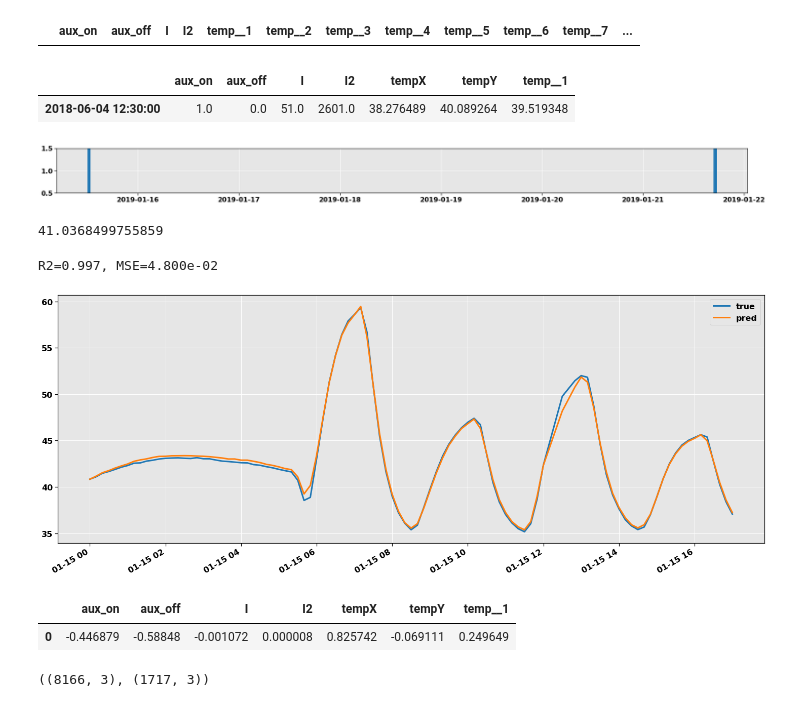
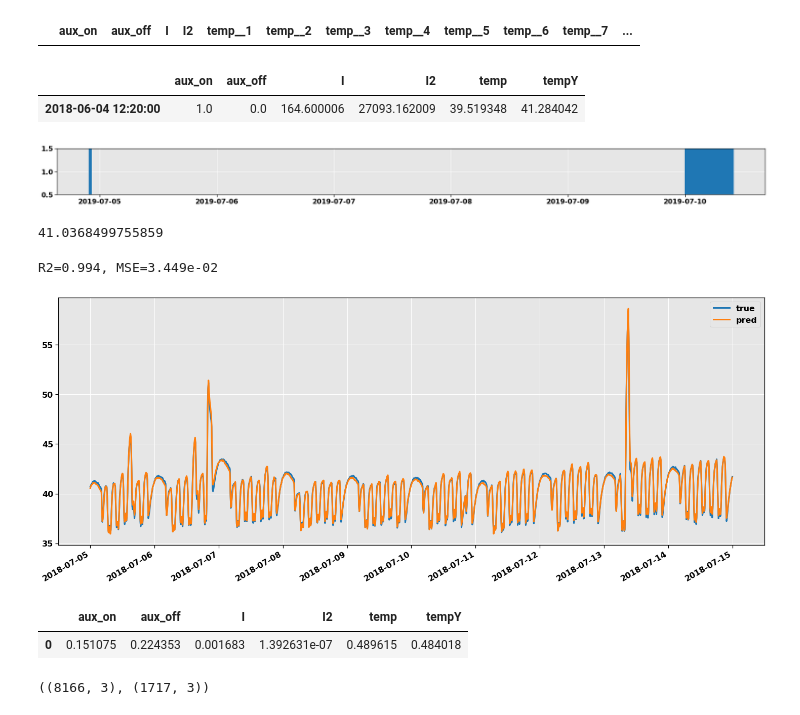
Before and after one commit to fonstelien/FYS-STK4155, a Jupyter notebook: project3/source/project3.ipynb, the cells around one changed output. Saved outputs shown, nothing was run; the diff lists cells and outputs as text; code cells hidden in the pictures.

Commit message:
physical model done

```diff
--- a/project3/source/project3.ipynb
+++ b/project3/source/project3.ipynb
@@ -69,11 +98,11 @@ X.head(0)
 # %% [output]
 |  | aux_on | aux_off | I | I2 | temp__1 | temp__2 | temp__3 | temp__4 | temp__5 | temp__6 | temp__7 | ... |
 # %%
-X, y = ar.prep_current_temp_model_dataset(auxiliaries, current, temperature, temperatureX, temperatureY, 1)
+X, y = ar.prep_current_temp_model_dataset(auxiliaries, current, temperatureX, temperature, temperatureY, 0)
 X.head(1)
 # %% [output]
-|  | aux_on | aux_off | I | I2 | tempX | tempY | temp__1 |
-| 2018-06-04 12:30:00 | 1.0 | 0.0 | 51.0 | 2601.0 | 38.276489 | 40.089264 | 39.519348 |
+|  | aux_on | aux_off | I | I2 | temp | tempY |
+| 2018-06-04 12:20:00 | 1.0 | 0.0 | 164.600006 | 27093.162009 | 39.519348 | 41.284042 |
 # %%
 T = utils.sample_gaps(X['2019-01-01 00:00:00':'2019-01-31 00:00:00'])
 T = utils.sample_gaps(X_test)
@@ -83,7 +112,7 @@ axes.eventplot(T.index, orientation='horizontal')
 axes.set_ylim(.5,1.5)
 plt.show()
 # %% [output]
-[figure, old version]
+[figure, new version]
 # %%
 t0
 # %% [output]
@@ -91,37 +120,37 @@ t0
 # %%
 start = None
 end = '2018-08-01 00:00:00'
 X_train, y_train = X[start:end].copy(), y[start:end].copy()
 
-start='2019-01-15 00:00:00'
-end='2019-01-25 00:00:00'
+start='2018-07-05 00:00:00'
+end='2018-07-15 00:00:00'
 X_test, y_test = X[start:end].copy(), y[start:end].copy()
 
 #X_train, X_test = ar.scale(X_train, X_test, cols=['I', 'I2', 'tempX', 'tempY', 'temp__1'])
 
 coeffs = ar.ols(X_train, y_train)
 
-t0 = y_test['temp'][0]
+t0 = y_test['tempX'][0]
 y_pred = ar.evaluate(coeffs, X_test, t0)
 
 fig, axes = plt.subplots(nrows=1, ncols=1, figsize=(25,10))
 ax = axes
-y_test.iloc[0:100].plot(ax=ax)
-y_pred.iloc[0:100].plot(ax=ax)
+y_test.plot(ax=ax)
+y_pred.plot(ax=ax)
 
 
 r2 = skl.metrics.r2_score(y_test, y_pred)
 mse = skl.metrics.mean_squared_error(y_test, y_pred)
 print(f'R2={r2:.3f}, MSE={mse:.3e}')
 
 ax.legend(['true', 'pred'])
 plt.show()
 coeffs
 # %% [output]
-R2=0.997, MSE=4.800e-02
+R2=0.994, MSE=3.449e-02
-[figure, old version]
+[figure, new version]
-|  | aux_on | aux_off | I | I2 | tempX | tempY | temp__1 |
-| 0 | -0.446879 | -0.58848 | -0.001072 | 0.000008 | 0.825742 | -0.069111 | 0.249649 |
+|  | aux_on | aux_off | I | I2 | temp | tempY |
+| 0 | 0.151075 | 0.224353 | 0.001683 | 1.392631e-07 | 0.489615 | 0.484018 |
 # %%
 def reshape(X, y, batch_size):
     n, p = X.shape
```
Also changed, not shown: parts of 2 cells of this notebook, 1 other file.
